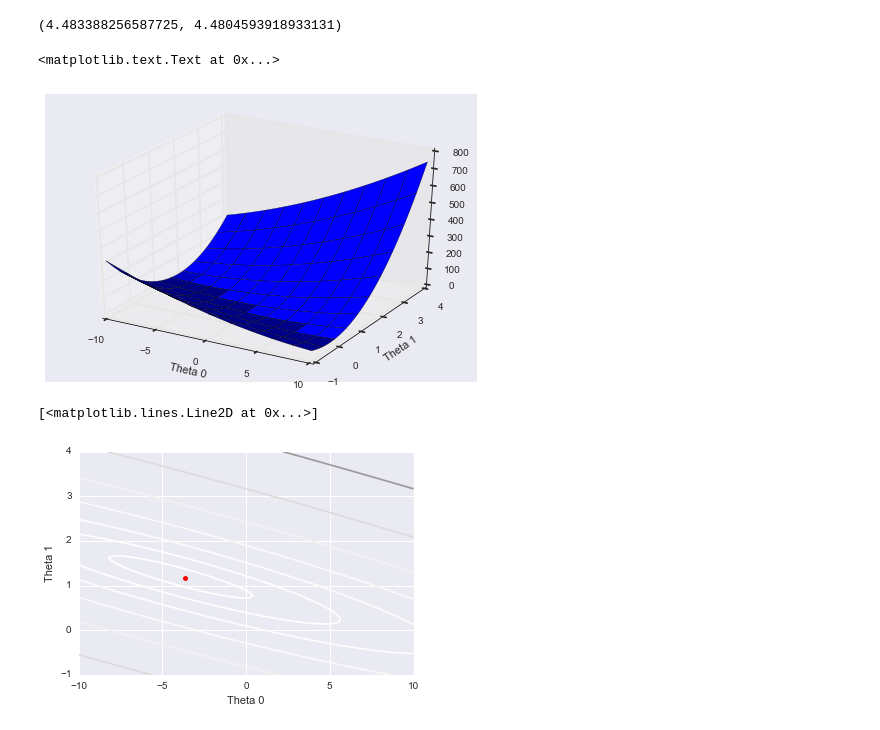
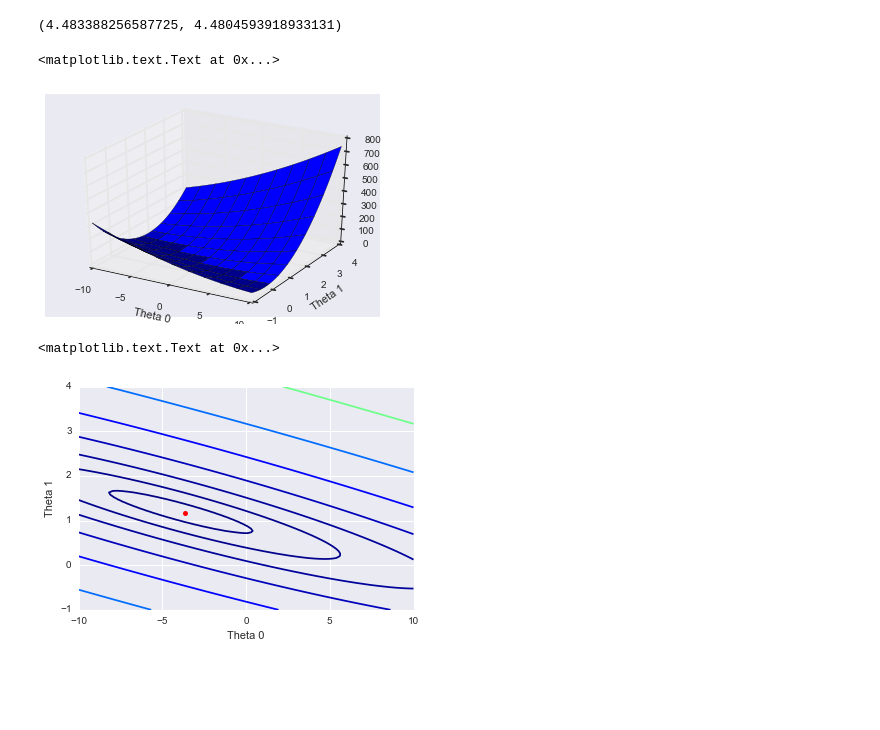
Before and after one commit to uents/coursera-ml, a Jupyter notebook: week02/linear_regression/linear_regression.ipynb, the cells around one changed output. Saved outputs shown, nothing was run; the diff lists cells and outputs as text; code cells hidden in the pictures; blank space fills up the shorter version.

Commit message:
week02: revise the plotting style of linear regression with one variable

```diff
--- a/week02/linear_regression/linear_regression.ipynb
+++ b/week02/linear_regression/linear_regression.ipynb
@@ -37,12 +42,12 @@ ax_train.set_ylabel('Profit in $10,000s')
 %run linear_regression.py
 # %%
 X = np.array(df_train['population'])
-X = np.c_[np.ones((X.size, 1)), X]
+X = np.c_[np.ones((len(X), 1)), X]
 
 y = np.array(df_train['profit'])
-y = y.reshape(y.size, 1)
+y = y.reshape(len(y), 1)
 
-theta = np.zeros((2,1))
+theta = np.zeros((X.shape[1],1))
 # %%
 compute_cost(X, y, theta)
 # %% [output]
@@ -104,19 +115,22 @@ compute_cost(X, y, theta), np.min(J_vals) # J_valsの検算
 (4.483388256587725, 4.4804593918933131)
 # %%
 fig = plt.figure()
-ax = Axes3D(fig)
+ax = fig.gca(projection='3d')
 ax.plot_surface(theta0_vals, theta1_vals, J_vals)
 ax.set_xlabel('Theta 0')
 ax.set_ylabel('Theta 1')
 # %% [output]
 <matplotlib.text.Text at 0x...>
-[figure, old version]
+[figure, new version]
 # %%
-fig, ax = plt.subplots()
-plt.contour(theta0_vals, theta1_vals, J_vals, np.logspace(-3, 3, 20)) # 最後の引数は等高線の間隔
-plt.xlabel('Theta 0')
-plt.ylabel('Theta 1')
+fig = plt.figure()
+plt.jet()
+
+ax = fig.add_subplot(1,1,1)
+ax.contour(theta0_vals, theta1_vals, J_vals, np.logspace(-3, 3, 20)) # 最後の引数は等高線の間隔
 ax.plot(theta[0], theta[1], 'k.', color='red', markersize='10') # Jを最適にするThetaをプロット
+ax.set_xlabel('Theta 0')
+ax.set_ylabel('Theta 1')
 # %% [output]
-[<matplotlib.lines.Line2D at 0x...>]
+<matplotlib.text.Text at 0x...>
-[figure, old version]
+[figure, new version]
```
Also changed, not shown: parts of 4 cells of this notebook.
